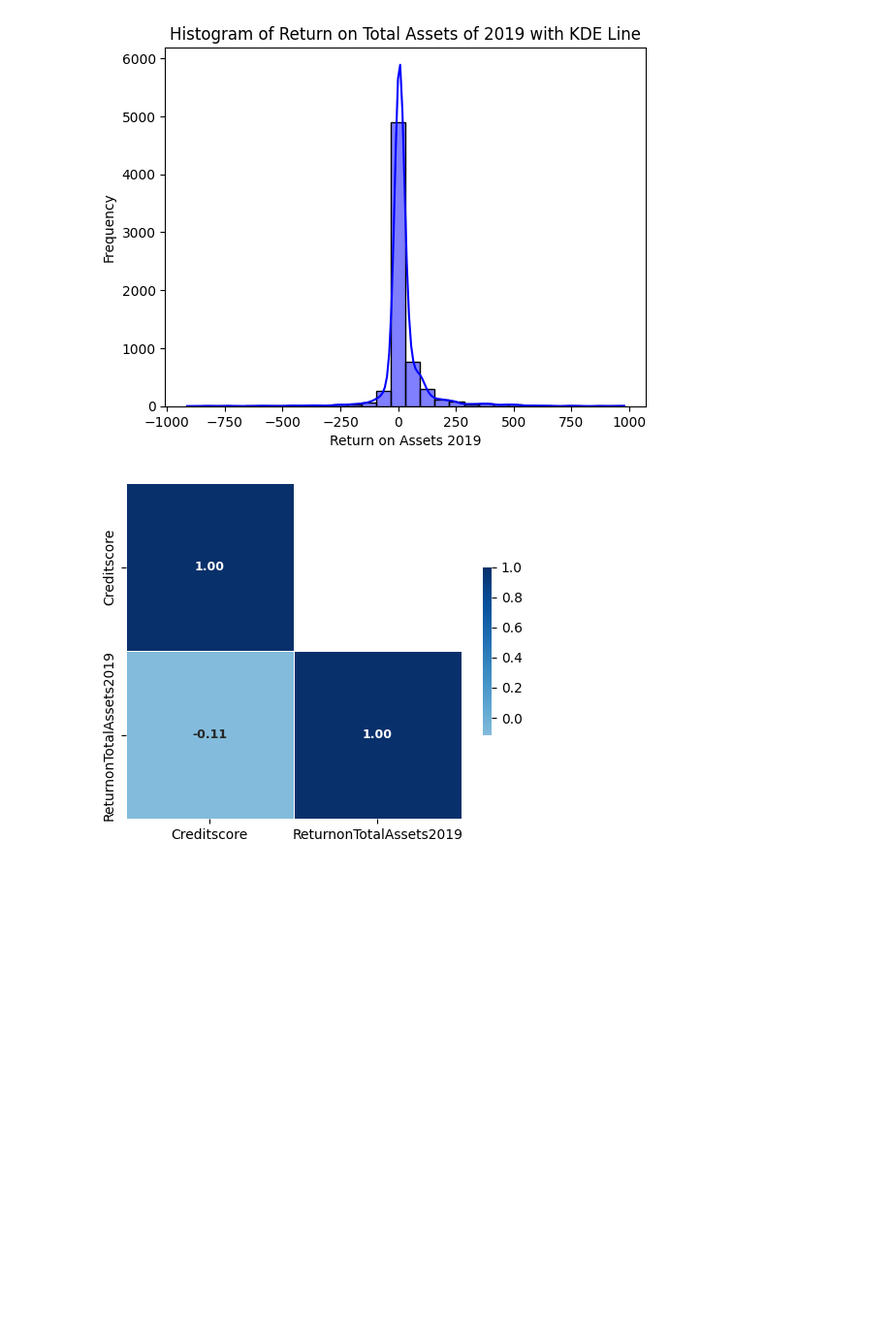
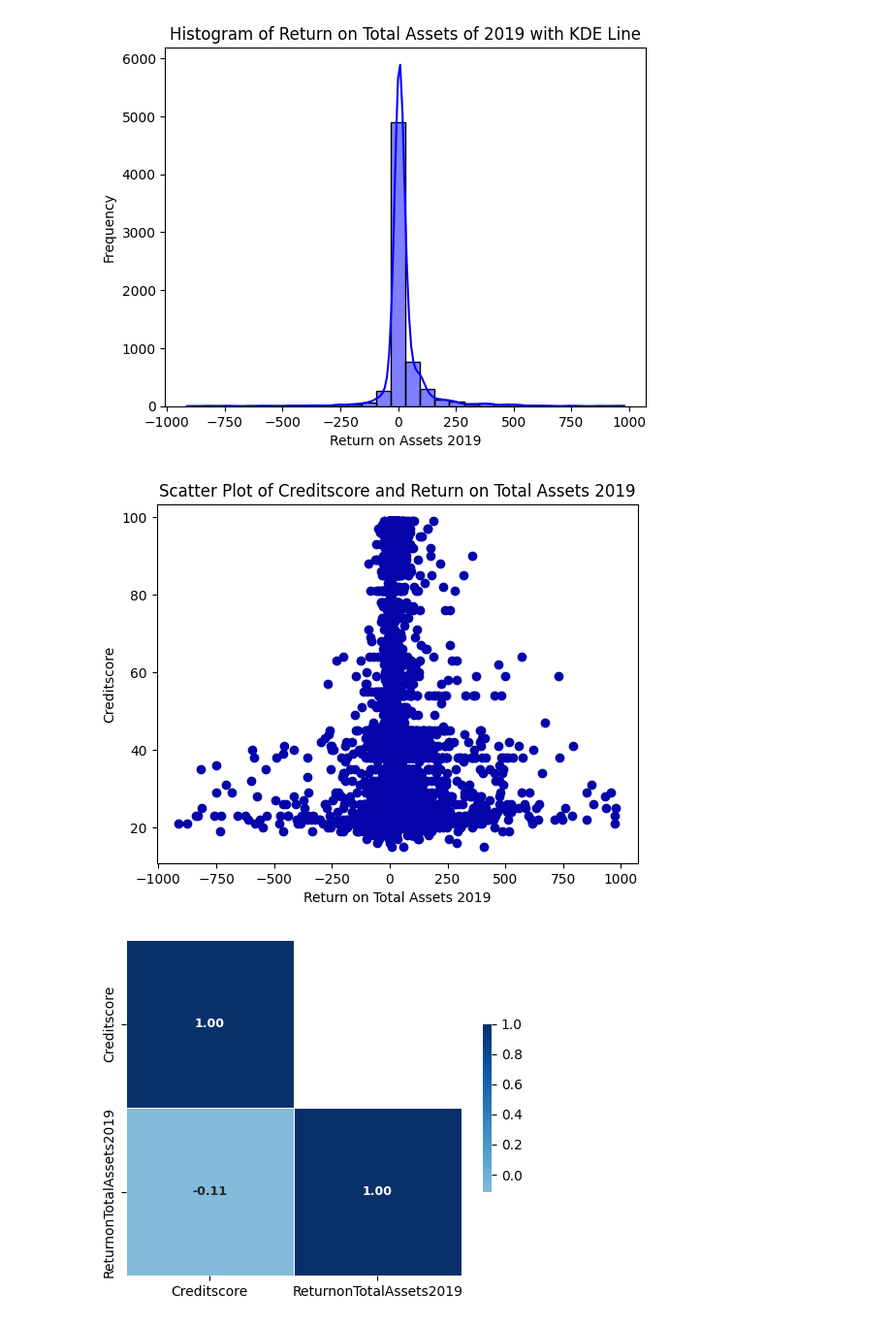
Before and after one commit to ROB-MRS/AI---ML-Coursework-II, a Jupyter notebook: Model.ipynb, the cells around one changed output. Shown: that part at 97% size. Cells and saved outputs as stored; diff of their text form; code cells hidden in the pictures; blank space fills up the shorter version.

Commit message:
scatter plot added

```diff
--- a/Model.ipynb
+++ b/Model.ipynb
@@ -92,6 +92,14 @@ plt.title('Histogram of Return on Total Assets of 2019 with KDE Line')
 plt.show()
 # %% [output]
 [figure]
+# %%
+plt.scatter(DATA['ReturnonTotalAssets2019'], DATA['Creditscore'], color='#0504aa')
+plt.ylabel('Creditscore')
+plt.xlabel('Return on Total Assets 2019')
+plt.title('Scatter Plot of Creditscore and Return on Total Assets 2019')
+plt.show()
+# %% [output]
+[figure, added]
 # %%
 ## CORRELATION MATRIX
 
```
